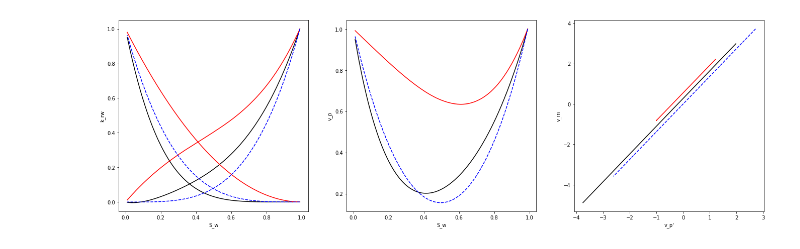
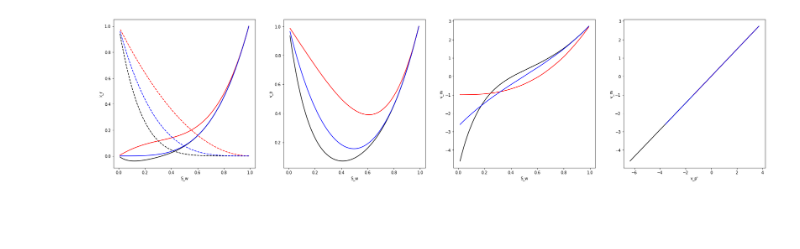
Before and after one commit to thomaram/Co-moving-velocity, a Jupyter notebook: solve_kr_plot.ipynb, the cells around one changed output. Saved outputs shown, nothing was run; the diff lists cells and outputs as text; code cells hidden in the pictures; blank space fills up the shorter version.

Commit message:
Update script  Changes to be committed: 	modified:   solve_kr_plot.ipynb

```diff
--- a/solve_kr_plot.ipynb
+++ b/solve_kr_plot.ipynb
@@ -9,20 +9,24 @@ import matplotlib.pyplot as plt
 
 kr_w0 = np.array([1]) # End-point kr_w and initial value
 kr_w02 = np.array([1]) # End-point kr_w and initial value
+kr_w03 = np.array([1]) # End-point kr_w and initial value
+
 
 b = 0.73 # n_b = 3.7 is the corresponding exp for symmetric Corey curves with a = 0.
 kr_n0 = 1 # End-point relperm
 M = 1.0 # Visc match
 
 
-n_o1 = 5.0
-a1 = -0.2
+n_o1 = 6.0
+a1 = -0.0
 
 n_o2 = 2.0
-a2 = -0.4  # TR: Assume this is symmetric around 0: a > 0 if n_o < n_b
+a2 = -0.0  # TR: Assume this is symmetric around 0: a > 0 if n_o < n_b
 
 n_o3 = 3.71
 a3 = -0.0
+
+
 
 
 
@@ -45,7 +49,7 @@ sw_eval = np.linspace(0.99, 0.01, 200)
 
 sol = solve_ivp(f, sw_span, kr_w0, t_eval=sw_eval)
 sol2 = solve_ivp(f2, sw_span, kr_w02, t_eval=sw_eval)
-sol3 = solve_ivp(f3, sw_span, kr_w0, t_eval=sw_eval)
+sol3 = solve_ivp(f3, sw_span, kr_w03, t_eval=sw_eval)
 
 v_p1 = kr_n0*(1-sol.t)**(n_o1) + sol.y[0]
 v_p2 = kr_n0*(1-sol2.t)**(n_o2) + sol2.y[0]
@@ -61,45 +65,54 @@ v_m2 = (sol2.t[:-1] * (np.diff(sol2.y[0]/sol2.t) / np.diff(sol2.t)) +
         (1-sol2.t[:-1]) * (np.diff(kr_n0*(1-sol2.t)**(n_o2) / (1-sol2.t)) / np.diff(sol2.t)))
 v_m3 = (sol3.t[:-1] * (np.diff(sol3.y[0]/sol3.t) / np.diff(sol3.t)) +
         (1-sol3.t[:-1]) * (np.diff(kr_n0*(1-sol3.t)**(n_o3) / (1-sol3.t)) / np.diff(sol3.t)))
 
 
 #
-plt.figure(figsize=(23,7))
+plt.figure(figsize=(30,7))
 
-plt.subplot(131)
-plt.plot(sol.t, sol.y[0], c='k')
-plt.plot(sw_eval, kr_n0*(1-sw_eval)**n_o1, c='k')
+plt.subplot(141)
+plt.plot(sol.t, sol.y[0], 'k')
+plt.plot(sw_eval, kr_n0*(1-sw_eval)**n_o1, '--k')
 
-plt.plot(sol2.t, sol2.y[0], c='r')
-plt.plot(sw_eval, kr_n0*(1-sw_eval)**n_o2, c='r')
+plt.plot(sol2.t, sol2.y[0], 'r')
+plt.plot(sw_eval, kr_n0*(1-sw_eval)**n_o2, '--r')
 
-plt.plot(sol3.t, sol3.y[0], '--b')
+plt.plot(sol3.t, sol3.y[0], 'b')
 plt.plot(sw_eval, kr_n0*(1-sw_eval)**n_o3, '--b')
 
 #plt.legend(['n_o = 5', 'n_o = 2', 'n_o = 3.71'])
-plt.ylabel("k_rw")
+plt.ylabel("k_r")
 plt.xlabel("S_w")
 
 
-plt.subplot(132)
+plt.subplot(142)
 
 plt.plot(sol.t, v_p1, color='k')
 plt.plot(sol2.t, v_p2, color='r')
-plt.plot(sol3.t, v_p3, '--b')
+plt.plot(sol3.t, v_p3, 'b')
 
 plt.ylabel("v_p")
 plt.xlabel("S_w")
 
 
-plt.subplot(133)
-plt.plot(v_m1, v_p1_diff, color='k')
-plt.plot(v_m2, v_p2_diff, color='r')
-plt.plot(v_m3, v_p3_diff, '--b')
+plt.subplot(143)
+plt.plot(sol.t[:-1], v_m1, color='k')
+plt.plot(sol2.t[:-1], v_m2, color='r')
+plt.plot(sol3.t[:-1], v_m3, 'b')
+
+plt.ylabel("v_m")
+plt.xlabel("S_w")
+
+
+plt.subplot(144)
+plt.plot(v_p1_diff, v_m1, color='k')
+plt.plot(v_p2_diff, v_m2, color='r')
+plt.plot(v_p3_diff, v_m3, 'b')
 
 plt.ylabel("v_m")
 plt.xlabel("v_p'")
 
 
 plt.show()
 # %% [output]
-[figure, old version]
+[figure, new version]
```
